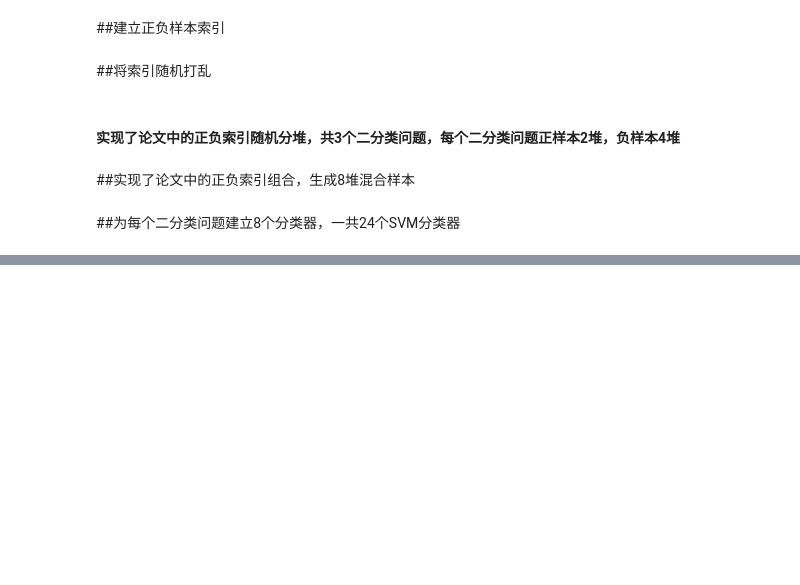
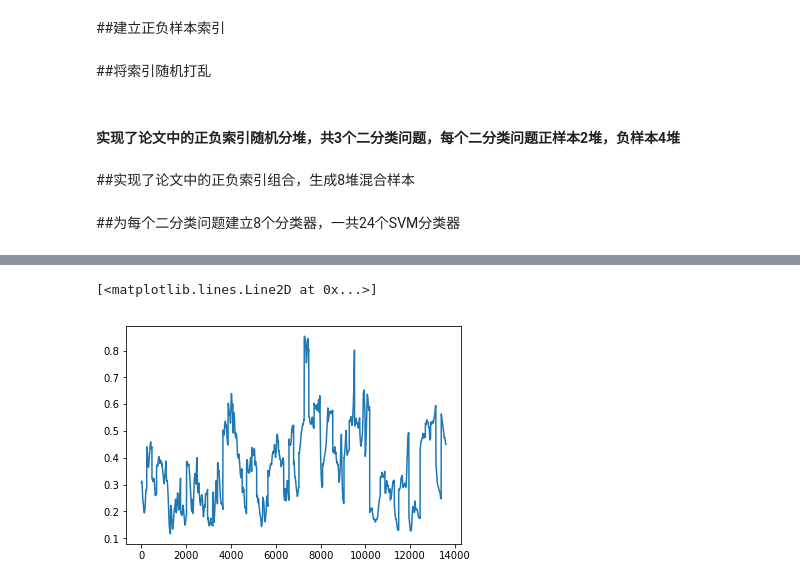
Before and after one commit to WangXuhongCN/Neural-Network-Theory-and-Applications-Homework-SJTU2018, a Jupyter notebook: Homework Assignment 2/homework2 problem2 random.ipynb, the cells around one changed output, grey strips where cells are left out. Drawn from its saved outputs; the diff is of its cells as text; code cells hidden in the pictures; blank space fills up the shorter version.

```diff
--- a/Homework Assignment 2/homework2 problem2 random.ipynb
+++ b/Homework Assignment 2/homework2 problem2 random.ipynb
@@ -146,3 +276,8 @@ CalibratedClassifierCV(base_estimator=LinearSVC(C=2e-07, class_weight=None, dual
+# %%
+plot(test_pred_negative1)
+# %% [output]
+[<matplotlib.lines.Line2D at 0x...>]
+[figure, added]
 # %%
 test_pred=[]
 train_pred=[]
```
Also changed, not shown: parts of 21 cells of this notebook, 2 other files.
